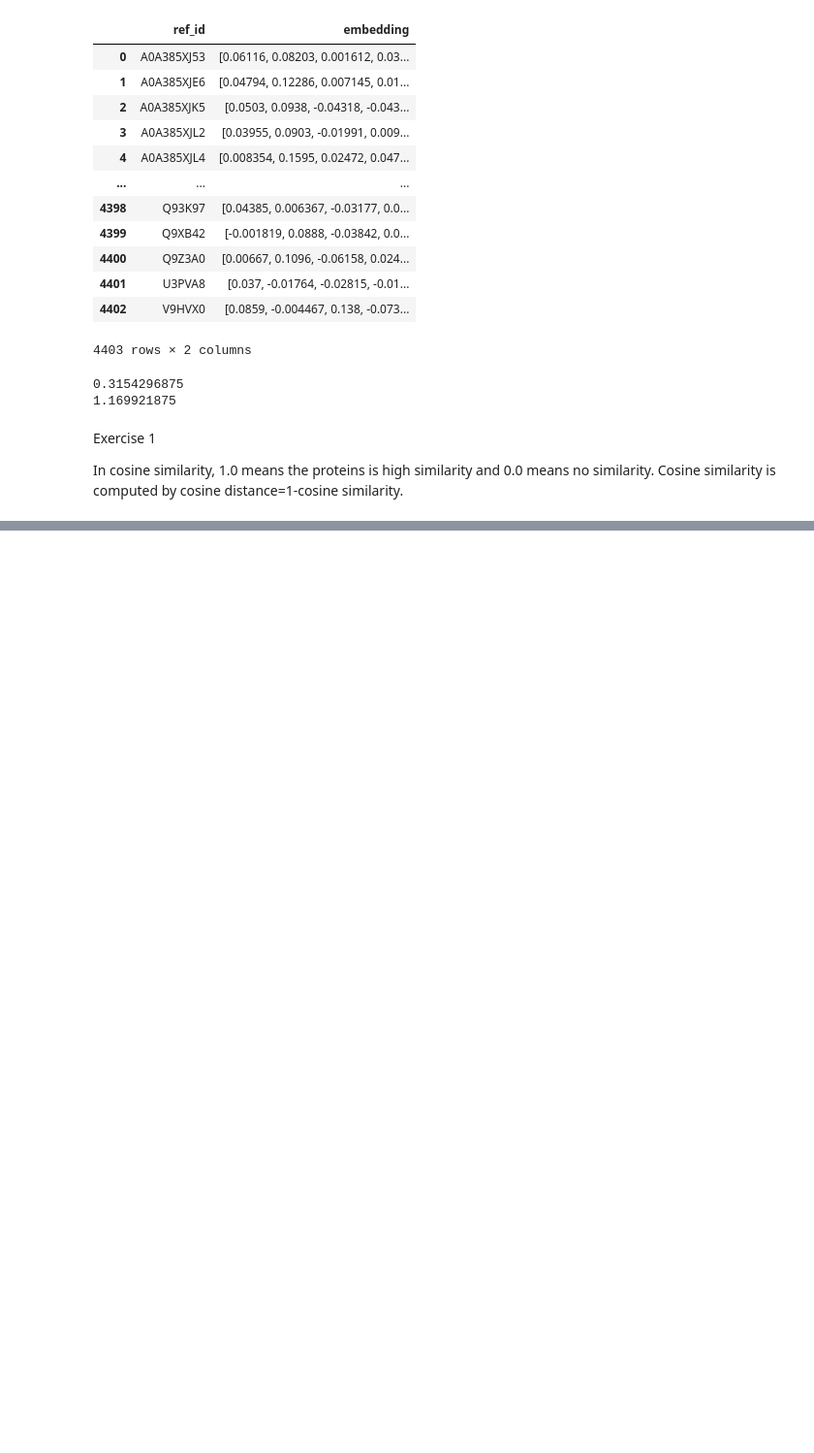
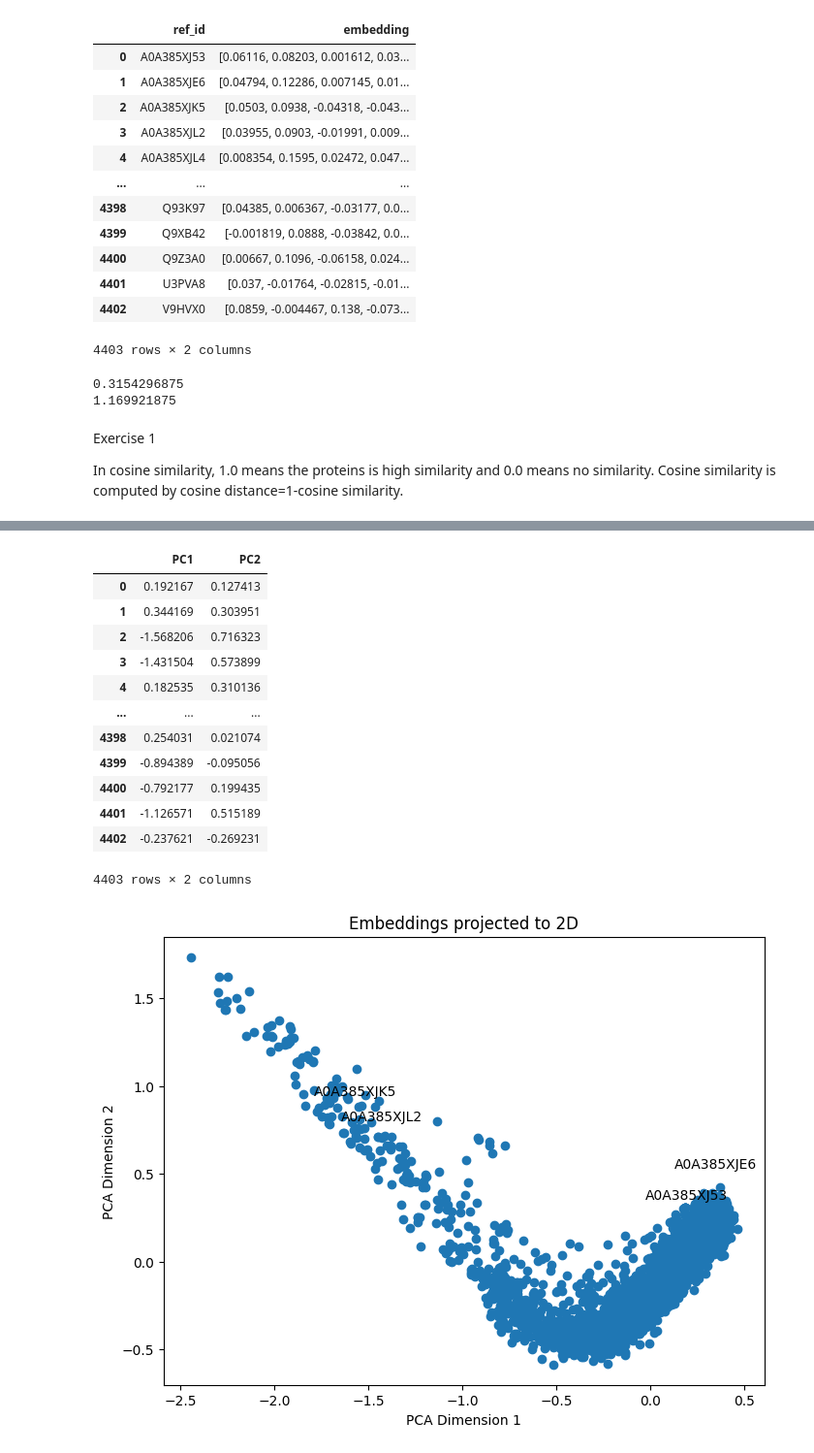
Before and after one commit to wiz124/chem169-git, a Jupyter notebook: Li_Harry_RID_015_code.ipynb, the cells around one changed output, grey strips where cells are left out. Shown at 97% size. Cells and saved outputs as stored; diff of their text form; code cells hidden in the pictures; blank space fills up the shorter version.

```diff
--- a/Li_Harry_RID_015_code.ipynb
+++ b/Li_Harry_RID_015_code.ipynb
@@ -69,14 +69,3 @@ print(compute_distance(vec_a, vec_b, 'euclidean'))
 Exercise 1
 
 In cosine similarity, 1.0 means the proteins is high similarity and 0.0 means no similarity. Cosine similarity is computed by cosine distance=1-cosine similarity.
-# %%
-#Exercise 2
-query_embedding=df['embedding'][0]
-query_id=df['ref_id'][0]
-
-metric='cosine'
-query_vec=np.array(query_embedding)
-for i,embedding in enumerate(df['embedding']):
-  embedding_vec=np.array(embedding)
-
-  distance=compute_distance(query_vec, embedding_vec, metric)
@@ -82,0 +119,41 @@ for i,embedding in enumerate(df['embedding']):
+# %%
+#Exercise 3
+from sklearn.decomposition import PCA
+import matplotlib.pyplot as plt
+
+embeddings=np.array(list(prot_embeddings.values()))
+pca=PCA(n_components=2)
+pca_result=pca.fit_transform(embeddings)
+
+
+
+plt.figure(figsize=(8, 6))
+plt.scatter(pca_result[:, 0], pca_result[:, 1])
+plt.title("Embeddings projected to 2D")
+plt.xlabel("PCA Dimension 1")
+plt.ylabel("PCA Dimension 2")
+count=0
+for i, protein_id in enumerate(prot_embeddings.keys()):
+    if count>3:
+      break
+    plt.annotate(protein_id, (pca_result[i, 0], pca_result[i, 1]),
+               textcoords="offset points",xytext=(0, 30),
+               ha='center')
+    count+=1
+
+plt.show()
+# %% [output]
+|  | PC1 | PC2 |
+| 0 | 0.192167 | 0.127413 |
+| 1 | 0.344169 | 0.303951 |
+| 2 | -1.568206 | 0.716323 |
+| 3 | -1.431504 | 0.573899 |
+| 4 | 0.182535 | 0.310136 |
+| ... | ... | ... |
+| 4398 | 0.254031 | 0.021074 |
+| 4399 | -0.894389 | -0.095056 |
+| 4400 | -0.792177 | 0.199435 |
+| 4401 | -1.126571 | 0.515189 |
+| 4402 | -0.237621 | -0.269231 |
+4403 rows × 2 columns
+[figure, added]
```
Also changed, not shown: parts of 6 cells of this notebook.
